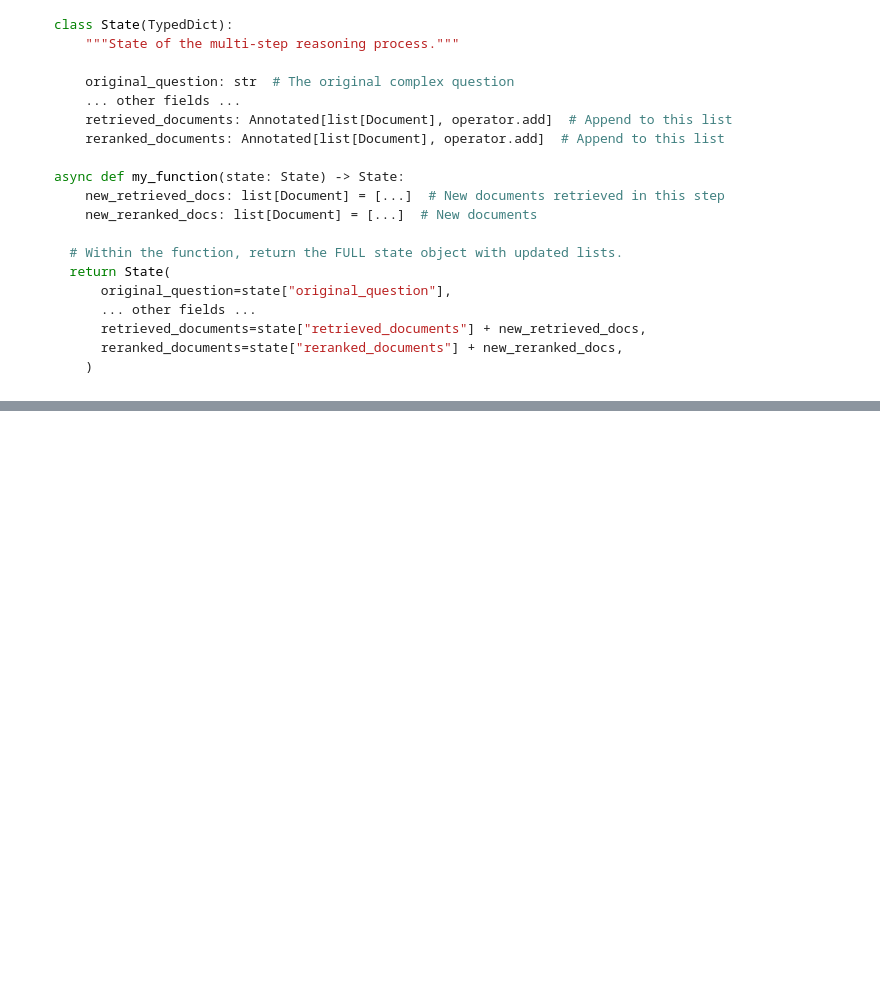
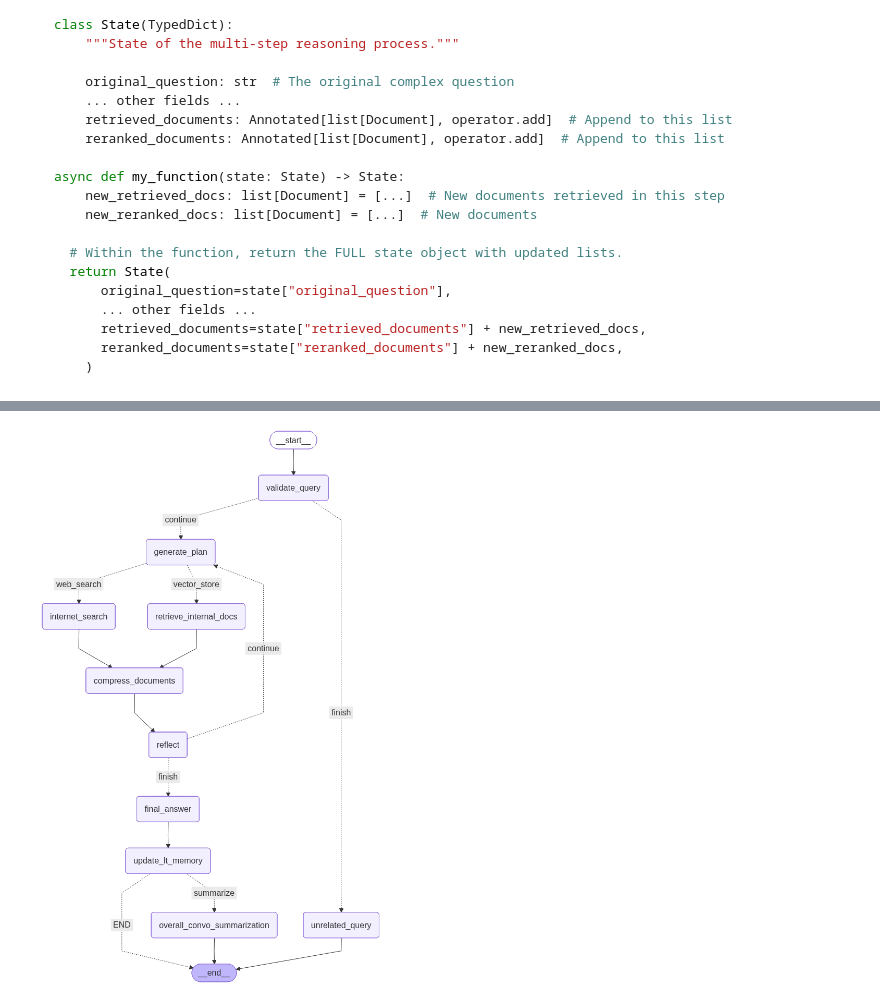
Before and after one commit to chineidu/smart-rag, a Jupyter notebook: notebooks/00-test-lab.ipynb, the cells around one changed output, grey strips where cells are left out. Drawn from its saved outputs; the diff is of its cells as text; code cells hidden in the pictures; blank space fills up the shorter version.

Commit message:
[feat] Upgraded RAG architecture; added long term memory

```diff
--- a/notebooks/00-test-lab.ipynb
+++ b/notebooks/00-test-lab.ipynb
@@ -1086,7 +1159,7 @@ os.environ["TOKENIZERS_PARALLELISM"] = "false"
 class CustomTokenizer:
     """A class for ..."""
 
-    pattern_digits: str = r"[0-9]+"
+    # pattern_digits: str = r"[0-9]+"
     pattern_punctuation: str = r"[^\w\s\\\/]"  # Includes `\`, `/`
     pattern_spaces: str = r"\s{2,}"
     pattern_split: str = r"\W"
@@ -1106,7 +1179,7 @@ class CustomTokenizer:
         transformations_list.extend(
             [  # type: ignore
                 normalizers.NFD(),
-                normalizers.Replace(Regex(self.pattern_digits), " "),
+                # normalizers.Replace(Regex(self.pattern_digits), " "),
                 normalizers.Replace(Regex(self.pattern_punctuation), " "),
                 normalizers.StripAccents(),
                 normalizers.Strip(),
@@ -1167,5 +1240,5 @@ class CustomTokenizer:
         """
         return [self.format_data(row) for row in data]
 # %%
-custom_tokenizer = CustomTokenizer()
+custom_tokenizer = CustomTokenizer(to_lower=True)
 custom_tokenizer.batch_format_data(corpus)
@@ -1804,11 +2007,12 @@ console.print(search_response)
 # %%
-search_response = await atavily_web_search_tool(
-    query="Has Nvidia broken any laws?",
-    fetch_full_page=True,
-    max_chars=None,
-)
+if RUN:
+    search_response = await atavily_web_search_tool(
+        query="Has Nvidia broken any laws?",
+        fetch_full_page=True,
+        max_chars=None,
+    )
 
-console.print(search_response)
+    console.print(search_response)
 # %% [markdown]
 ### Create States
 
@@ -3078,6 +4399,11 @@ from langgraph.types import RetryPolicy
 max_attempts: int = 3
 initial_interval: float = 1.0
 
+# Memory
+short_term_memory = MemorySaver()
+long_term_memory = InMemoryStore()
+
+# Build the graph
 builder: StateGraph = StateGraph(State)
 
 builder.add_node(
@@ -3117,16 +4443,16 @@ builder.add_node(
     ),
 )
 builder.add_node(
-    "rerank_and_compress",
-    rerank_and_compress_node,
+    "compress_documents",
+    compress_documents_node,
     retry_policy=RetryPolicy(
         max_attempts=max_attempts, initial_interval=initial_interval
     ),
 )
 
 builder.add_node(
-    "summarize",
-    summarization_node,
+    "reflect",
+    reflection_node,
     retry_policy=RetryPolicy(
         max_attempts=max_attempts, initial_interval=initial_interval
     ),
@@ -3139,8 +4465,22 @@ builder.add_node(
     ),
 )
 
+builder.add_node(
+    "overall_convo_summarization",
+    overall_convo_summarization_node,
+    retry_policy=RetryPolicy(
+        max_attempts=max_attempts, initial_interval=initial_interval
+    ),
+)
+builder.add_node(
+    "update_lt_memory",
+    update_lt_memory_node,
+    retry_policy=RetryPolicy(
+        max_attempts=max_attempts, initial_interval=initial_interval
+    ),
+)
+
 # Add edges
-
 builder.add_edge(START, "validate_query")
 builder.add_conditional_edges(
     "validate_query",
@@ -3154,38 +4494,46 @@ builder.add_conditional_edges(
     "generate_plan",
     route_by_tool_condition,  # function to determine which tool to use
     {
         ToolsType.VECTOR_STORE: "retrieve_internal_docs",
         ToolsType.WEB_SEARCH: "internet_search",
     },
 )
 
-builder.add_edge("retrieve_internal_docs", "rerank_and_compress")
-builder.add_edge("internet_search", "rerank_and_compress")
-builder.add_edge("rerank_and_compress", "summarize")
+builder.add_edge("retrieve_internal_docs", "compress_documents")
+builder.add_edge("internet_search", "compress_documents")
+builder.add_edge("compress_documents", "reflect")
 builder.add_conditional_edges(
-    "summarize",
+    "reflect",
     should_continue_condition,  # function to determine next action
     {NextAction.CONTINUE: "generate_plan", NextAction.FINISH: "final_answer"},
 )
-builder.add_edge("final_answer", END)
+builder.add_edge("final_answer", "update_lt_memory")
+builder.add_conditional_edges(
+    "update_lt_memory",
+    should_summarize_overal_convo,  # function to determine if summarization is needed,
+    {"summarize": "overall_convo_summarization", "END": END},
+)
+builder.add_edge("update_lt_memory", END)
 builder.add_edge("unrelated_query", END)
 
 # Compile the graph
-memory = MemorySaver()
-graph = builder.compile(checkpointer=memory)
+long_term_memory = InMemoryStore()
+graph = builder.compile(checkpointer=short_term_memory, store=long_term_memory)
 
 # Visualize the graph with ASCII fallback
 try:
     display(Image(graph.get_graph(xray=1).draw_mermaid_png()))
 except Exception as e:
     console.print(f"[yellow]PNG visualization failed: {e}[/yellow]")
     console.print("[cyan]Displaying ASCII representation instead:[/cyan]\n")
     try:
         print(graph.get_graph(xray=1).draw_ascii())
     except ImportError as ie:
         console.print(f"[red]ASCII visualization also failed: {ie}[/red]")
         console.print("[magenta]Showing basic graph structure:[/magenta]\n")
         graph_obj = graph.get_graph(xray=1)
         console.print(f"Nodes: {[node.id for node in graph_obj.nodes.values()]}")
         console.print(f"Edges: {[(e.source, e.target) for e in graph_obj.edges]}")
+# %% [output]
+[figure, added]
 # %%
```
Also changed, not shown: parts of 70 cells of this notebook, 20 other files.
